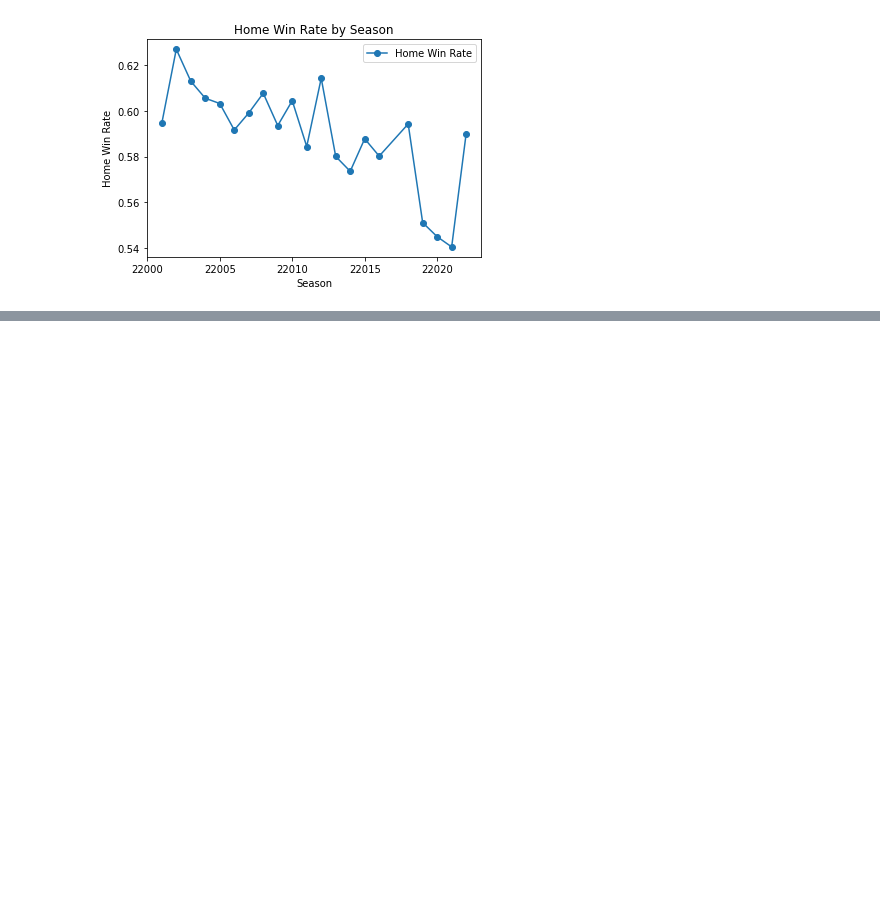
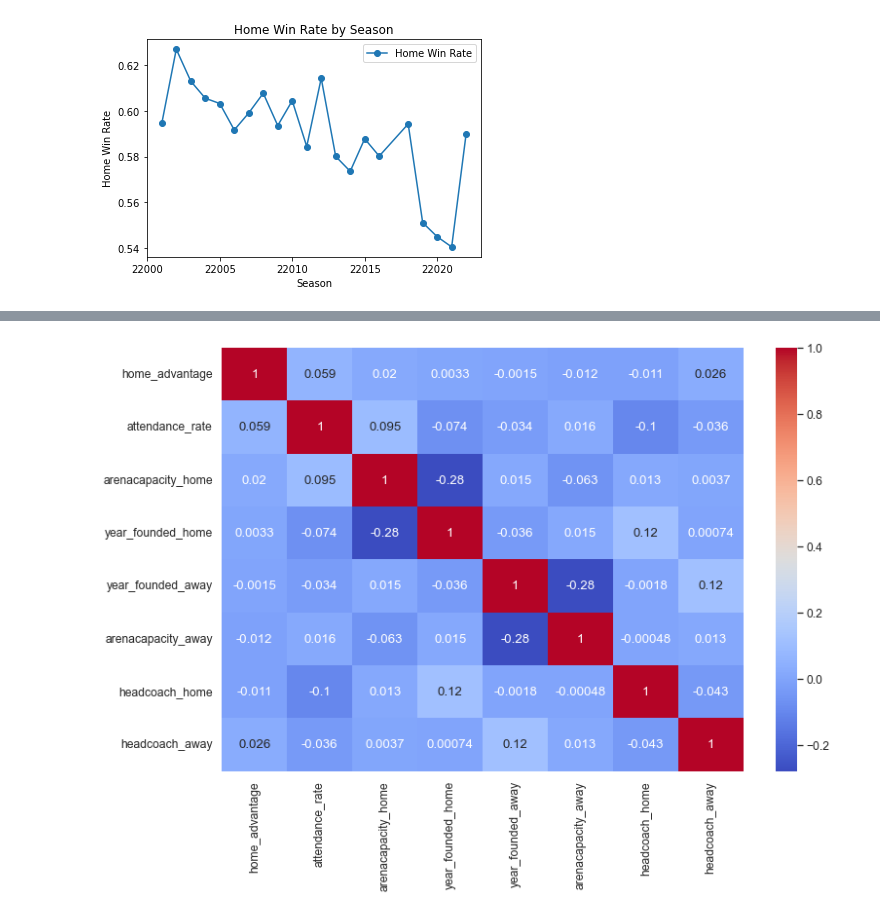
Before and after one commit to kentwhf/Home-Field-Advantage-Sports, a Jupyter notebook: final.ipynb, the cells around one changed output, grey strips where cells are left out. Cells and saved outputs as stored; diff of their text form; code cells hidden in the pictures; blank space fills up the shorter version.

```diff
--- a/final.ipynb
+++ b/final.ipynb
@@ -23 +17,10 @@ game_merge_df.head()
+# %%
+team_merged_data = pd.merge(team_df, team_details_df, left_on='id', right_on='team_id', suffixes=('_team', '_details'))
+# %%
+game_team_home = pd.merge(game_merge_df, team_merged_data, left_on='team_id_home', right_on='team_id', suffixes=('', '_home'))
+# %%
+final_merged_data = pd.merge(game_team_home, team_merged_data, left_on='team_id_away', right_on='team_id', suffixes=('_home', '_away'))
+final_merged_data['home_advantage'] = (final_merged_data['wl_home'] == 'W').astype(int)
+final_merged_data['attendance'] = final_merged_data['attendance'].fillna(0)
+final_merged_data['attendance_rate'] = final_merged_data['attendance'] / 200000
 # %%
@@ -67,0 +149,20 @@ plt.show()
+# %%
+# Create a copy of the dataframe to avoid modifying the original dataframe
+encoded_data = final_merged_data.copy()
+
+# Initialize the OrdinalEncoder
+encoder = OrdinalEncoder()
+
+# Fit and transform the selected columns
+encoded_columns = encoder.fit_transform(encoded_data[['headcoach_home', 'headcoach_away']])
+
+# Assign the encoded columns back to the dataframe
+encoded_data[['headcoach_home', 'headcoach_away']] = encoded_columns
+# %%
+factors = encoded_data[['home_advantage', 'attendance_rate', 'arenacapacity_home', 'year_founded_home', 'year_founded_away', 'arenacapacity_away', 'headcoach_home', 'headcoach_away']]
+correlations = factors.corr()
+plt.figure(figsize=(12, 8))
+sns.heatmap(correlations, annot=True, cmap='coolwarm')
+plt.show()
+# %% [output]
+[figure, added]
```
Also changed, not shown: parts of 9 cells of this notebook, 1 other file.
